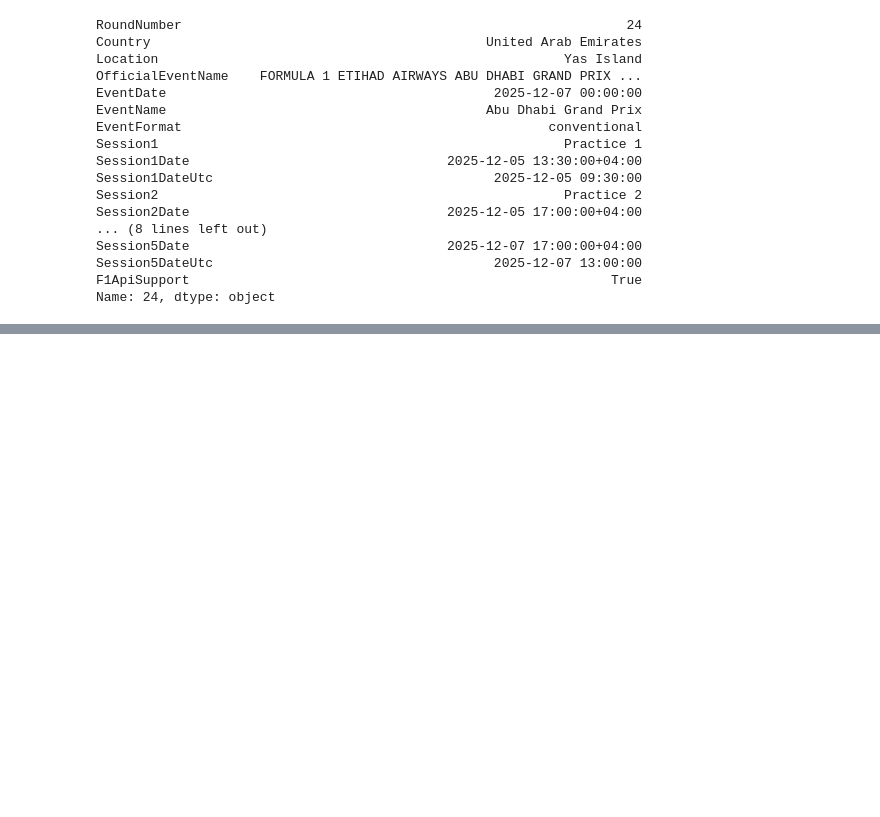
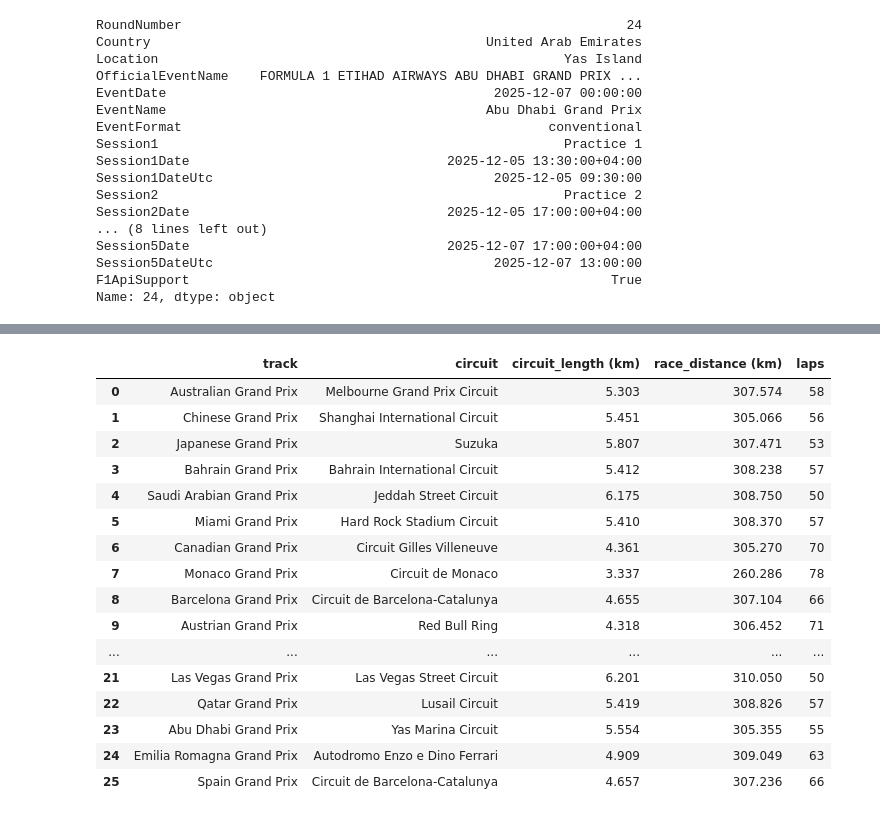
Before and after one commit to briannaghinds/racr, a Jupyter notebook: EDA/basics.ipynb, the cells around one changed output, grey strips where cells are left out. Drawn from its saved outputs; the diff is of its cells as text; code cells hidden in the pictures; blank space fills up the shorter version.

```diff
--- a/EDA/basics.ipynb
+++ b/EDA/basics.ipynb
@@ -66,3 +102,36 @@ session.laps
+# %%
+import pandas as pd
+
+# data pulled from https://motorsporttickets.com/blog/how-many-laps-does-each-formula-1-race-have/ and Formula1 website
+# I have all tracks used from 2024-2026 seasons
+data = {
+    "track": ["Australian Grand Prix", "Chinese Grand Prix", "Japanese Grand Prix", "Bahrain Grand Prix", "Saudi Arabian Grand Prix", "Miami Grand Prix", "Canadian Grand Prix", "Monaco Grand Prix", "Barcelona Grand Prix", "Austrian Grand Prix", "British Grand Prix", "Belgian Grand Prix", "Hungarian Grand Prix", "Dutch Grand Prix", "Italian Grand Prix", "Spanish Grand Prix", "Azerbaijan Grand Prix", "Singapore Grand Prix", "United States Grand Prix", "Mexico City Grand Prix", "São Paulo Grand Prix", "Las Vegas Grand Prix", "Qatar Grand Prix", "Abu Dhabi Grand Prix", "Emilia Romagna Grand Prix", "Spain Grand Prix"],
+    "circuit": ["Melbourne Grand Prix Circuit", "Shanghai International Circuit", "Suzuka", "Bahrain International Circuit", "Jeddah Street Circuit", "Hard Rock Stadium Circuit", "Circuit Gilles Villeneuve", "Circuit de Monaco", "Circuit de Barcelona-Catalunya", "Red Bull Ring", "Silverstone Circuit", "Circuit de Spa-Francorchamps", "Hangaroring", "Zandvoort", "Autodromo Nazionale di Monza", "Madring Circuit", "Baku City Circuit", "Marina Bay Street Circuit", "Circuit of the Americas", "Autodromo Hermanos Rodriguez", "Autodromo Jose Carlos Pace", "Las Vegas Street Circuit", "Lusail Circuit", "Yas Marina Circuit", "Autodromo Enzo e Dino Ferrari", "Circuit de Barcelona-Catalunya"],
+    "circuit_length (km)": [5.303, 5.451, 5.807, 5.412, 6.175, 5.41, 4.361, 3.337, 4.655, 4.318, 5.891, 7.004, 4.381, 4.259, 5.793, 5.474, 6.003, 5.063, 5.513, 4.304, 4.309, 6.201, 5.419, 5.554, 4.909, 4.657],
+    "race_distance (km)": [307.574, 305.066, 307.471, 308.238, 308.750, 308.37, 305.270, 260.286, 307.104, 306.452, 306.198, 308.052, 306.630, 306.648, 306.720, 312.018, 306.049, 308.706, 308.405, 305.354, 305.879, 310.05, 308.826, 305.355, 309.049, 307.236],
+    "laps": [58, 56, 53, 57, 50, 57, 70, 78, 66, 71, 52, 44, 70, 72, 53, 57, 51, 61, 56, 71, 71, 50, 57, 55, 63, 66]
+}
+
+track_df = pd.DataFrame(data)
+track_df
+# %% [output]
+|  | track | circuit | circuit_length (km) | race_distance (km) | laps |
+| 0 | Australian Grand Prix | Melbourne Grand Prix Circuit | 5.303 | 307.574 | 58 |
+| 1 | Chinese Grand Prix | Shanghai International Circuit | 5.451 | 305.066 | 56 |
+| 2 | Japanese Grand Prix | Suzuka | 5.807 | 307.471 | 53 |
+| 3 | Bahrain Grand Prix | Bahrain International Circuit | 5.412 | 308.238 | 57 |
+| 4 | Saudi Arabian Grand Prix | Jeddah Street Circuit | 6.175 | 308.750 | 50 |
+| 5 | Miami Grand Prix | Hard Rock Stadium Circuit | 5.410 | 308.370 | 57 |
+| 6 | Canadian Grand Prix | Circuit Gilles Villeneuve | 4.361 | 305.270 | 70 |
+| 7 | Monaco Grand Prix | Circuit de Monaco | 3.337 | 260.286 | 78 |
+| 8 | Barcelona Grand Prix | Circuit de Barcelona-Catalunya | 4.655 | 307.104 | 66 |
+| 9 | Austrian Grand Prix | Red Bull Ring | 4.318 | 306.452 | 71 |
+| ... | ... | ... | ... | ... | ... |
+| 21 | Las Vegas Grand Prix | Las Vegas Street Circuit | 6.201 | 310.050 | 50 |
+| 22 | Qatar Grand Prix | Lusail Circuit | 5.419 | 308.826 | 57 |
+| 23 | Abu Dhabi Grand Prix | Yas Marina Circuit | 5.554 | 305.355 | 55 |
+| 24 | Emilia Romagna Grand Prix | Autodromo Enzo e Dino Ferrari | 4.909 | 309.049 | 63 |
+| 25 | Spain Grand Prix | Circuit de Barcelona-Catalunya | 4.657 | 307.236 | 66 |
 # %%
 # loading an event
 event = fastf1.get_event(2025, 7)
```
Also changed, not shown: parts of 7 cells of this notebook, 3 other files.
